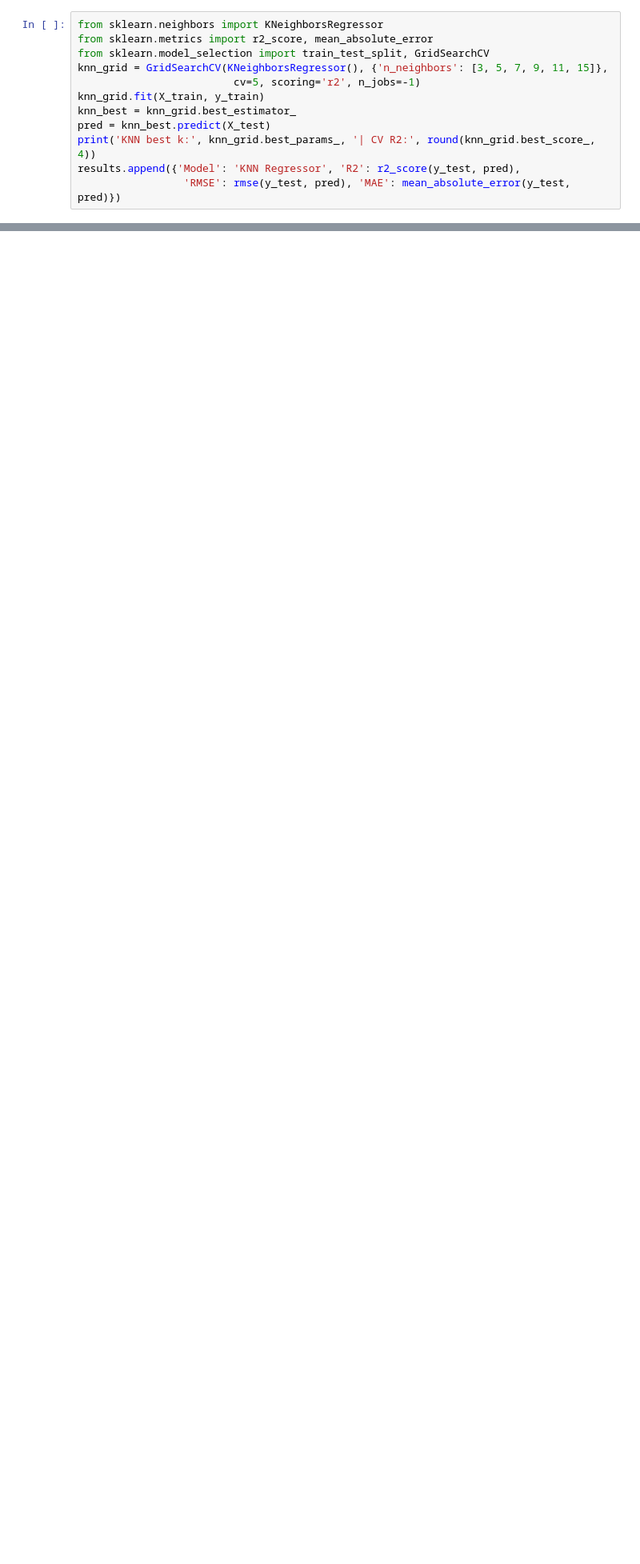
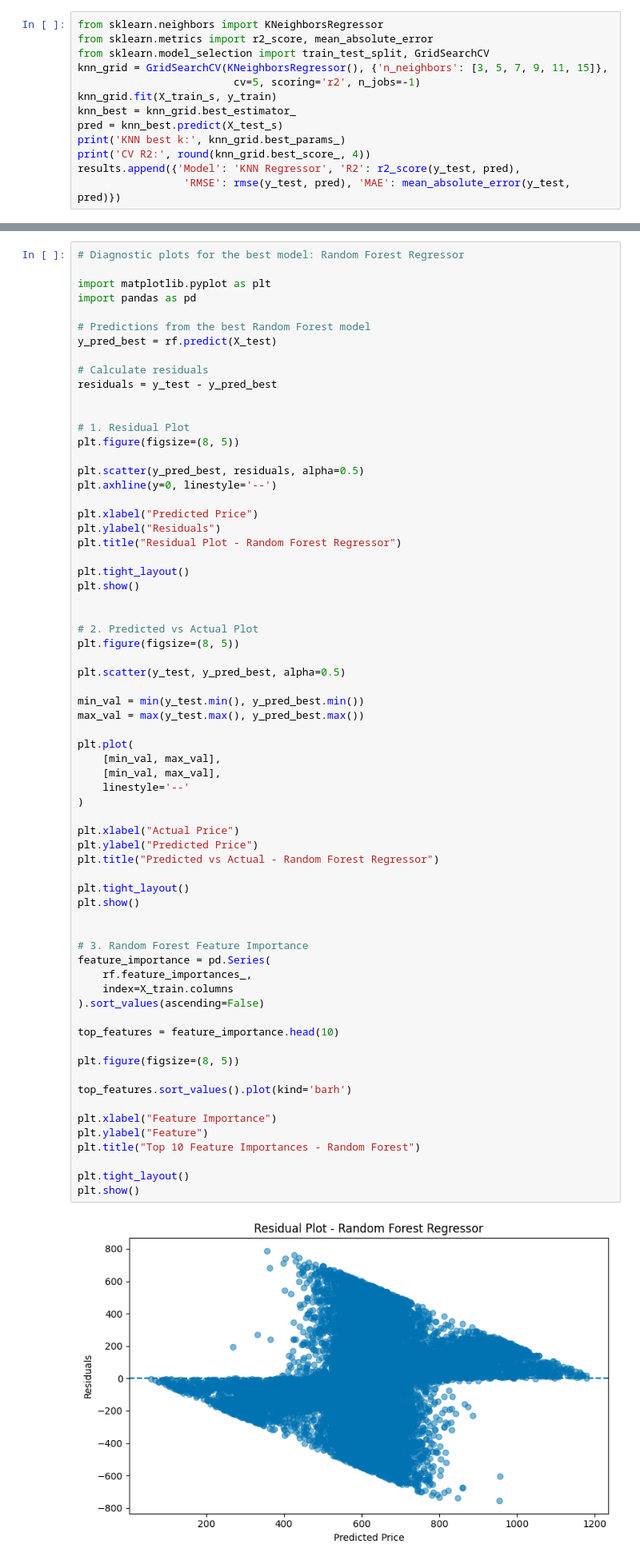
Before and after one commit to yazhini-vetrivel/airbnb_pricing_analytics, a Jupyter notebook: notebooks/regression.ipynb, the cells around one changed output, grey strips where cells are left out. Shown at 80% size. Drawn from its saved outputs; the diff is of its cells as text; blank space fills up the shorter version.

```diff
--- a/notebooks/regression.ipynb
+++ b/notebooks/regression.ipynb
@@ -440,10 +454,11 @@ from sklearn.metrics import r2_score, mean_absolute_error
 from sklearn.model_selection import train_test_split, GridSearchCV
 knn_grid = GridSearchCV(KNeighborsRegressor(), {'n_neighbors': [3, 5, 7, 9, 11, 15]},
                          cv=5, scoring='r2', n_jobs=-1)
-knn_grid.fit(X_train, y_train)
+knn_grid.fit(X_train_s, y_train)
 knn_best = knn_grid.best_estimator_
-pred = knn_best.predict(X_test)
-print('KNN best k:', knn_grid.best_params_, '| CV R2:', round(knn_grid.best_score_, 4))
+pred = knn_best.predict(X_test_s)
+print('KNN best k:', knn_grid.best_params_)
+print('CV R2:', round(knn_grid.best_score_, 4))
 results.append({'Model': 'KNN Regressor', 'R2': r2_score(y_test, pred),
                  'RMSE': rmse(y_test, pred), 'MAE': mean_absolute_error(y_test, pred)})
 # %% [output]
@@ -643,0 +719,69 @@ print(results_df)
+# %%
+# Diagnostic plots for the best model: Random Forest Regressor
+
+import matplotlib.pyplot as plt
+import pandas as pd
+
+# Predictions from the best Random Forest model
+y_pred_best = rf.predict(X_test)
+
+# Calculate residuals
+residuals = y_test - y_pred_best
+
+
+# 1. Residual Plot
+plt.figure(figsize=(8, 5))
+
+plt.scatter(y_pred_best, residuals, alpha=0.5)
+plt.axhline(y=0, linestyle='--')
+
+plt.xlabel("Predicted Price")
+plt.ylabel("Residuals")
+plt.title("Residual Plot - Random Forest Regressor")
+
+plt.tight_layout()
+plt.show()
+
+
+# 2. Predicted vs Actual Plot
+plt.figure(figsize=(8, 5))
+
+plt.scatter(y_test, y_pred_best, alpha=0.5)
+
+min_val = min(y_test.min(), y_pred_best.min())
+max_val = max(y_test.max(), y_pred_best.max())
+
+plt.plot(
+    [min_val, max_val],
+    [min_val, max_val],
+    linestyle='--'
+)
+
+plt.xlabel("Actual Price")
+plt.ylabel("Predicted Price")
+plt.title("Predicted vs Actual - Random Forest Regressor")
+
+plt.tight_layout()
+plt.show()
+
+
+# 3. Random Forest Feature Importance
+feature_importance = pd.Series(
+    rf.feature_importances_,
+    index=X_train.columns
+).sort_values(ascending=False)
+
+top_features = feature_importance.head(10)
+
+plt.figure(figsize=(8, 5))
+
+top_features.sort_values().plot(kind='barh')
+
+plt.xlabel("Feature Importance")
+plt.ylabel("Feature")
+plt.title("Top 10 Feature Importances - Random Forest")
+
+plt.tight_layout()
+plt.show()
+# %% [output]
+[figure, added]
```
Also changed, not shown: parts of 20 cells of this notebook.
